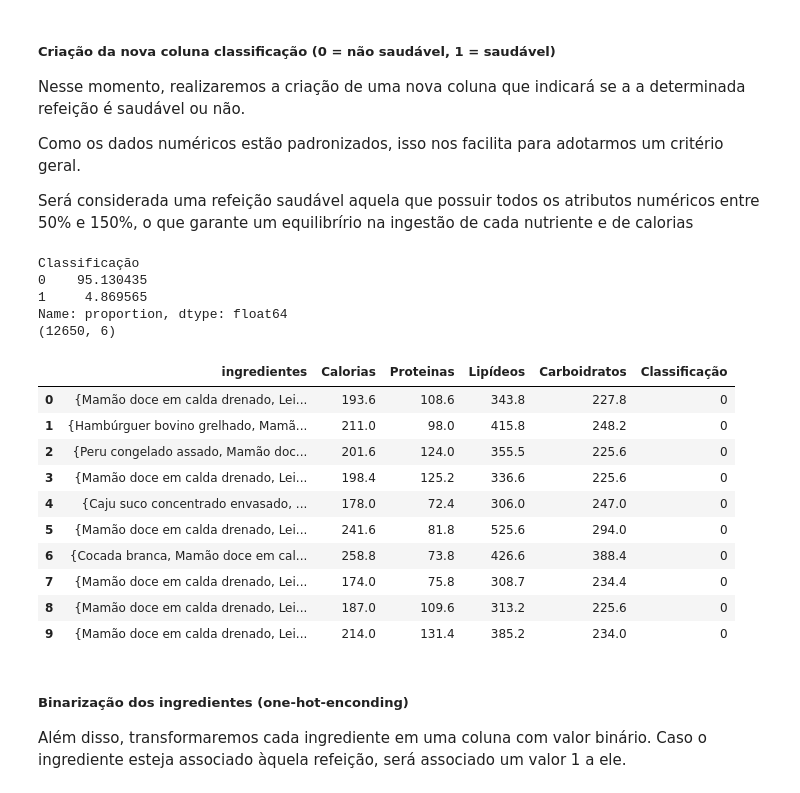
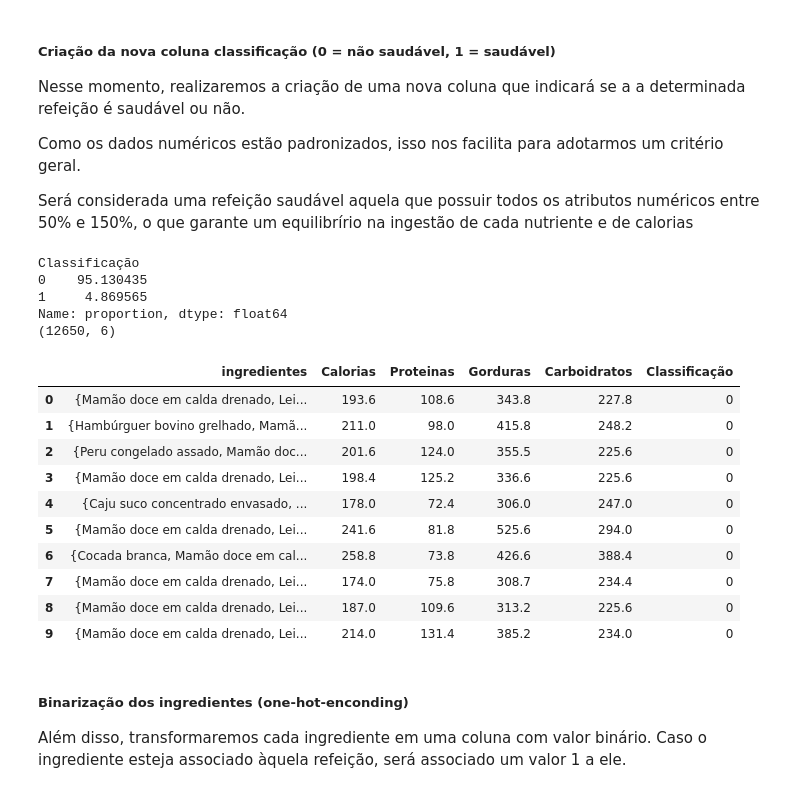
Before and after one commit to AntonioPedro04/desafio-tech-ia, a Jupyter notebook: notebooks/model_training.ipynb, the cells around one changed output. Cells and saved outputs as stored; diff of their text form; code cells hidden in the pictures.

```diff
--- a/notebooks/model_training.ipynb
+++ b/notebooks/model_training.ipynb
@@ -114,7 +114,7 @@ import pandas as pd
 # Pega 25 ingredientes aleatórios e realiza combinações entre eles (Gerando mais de 12 mil linhas de dados)
 df_subconjunto = df_semNan.sample(n=25, random_state=7)
 
-# print(df_subconjunto)
+print(df_subconjunto[' Nome'])
 
 
 combinacoes_resultado = []
@@ -136,7 +136,7 @@ for combinacao in itertools.combinations(df_subconjunto[' Nome'], 4):
         'ingredientes': set(combinacao),
         'Calorias': soma_calorias,
         'Proteinas': soma_proteina,
-        'Lipídeos': soma_lipideos,
+        'Gorduras': soma_lipideos,
         'Carboidratos': soma_carboidrato
     })
 
@@ -198,7 +214,7 @@ def padronizaDf(df):
   df['Calorias'] = df['Calorias']/caloriasTotais * 100
 
   df['Proteinas'] = df['Proteinas'] * caloriasGramaDeProteína / caloriasIdeaisProteina * 100
-  df['Lipídeos'] = df['Lipídeos'] * caloriasGramaDeGordura / caloriasIdeaisGordura * 100
+  df['Gorduras'] = df['Gorduras'] * caloriasGramaDeGordura / caloriasIdeaisGordura * 100
   df['Carboidratos'] = df['Carboidratos'] * caloriasGramaDeCarboidrato / caloriasIdeaisCarboidrato * 100
 
   return df
@@ -231,31 +247,31 @@ Será considerada uma refeição saudável aquela que possuir todos os atributos
 # %%
 condições = [
     (df_padronizado['Calorias'] < 150) & (df_padronizado['Calorias'] > 50) &
     (df_padronizado['Proteinas'] < 150) & (df_padronizado['Proteinas'] > 50) &
-    (df_padronizado['Lipídeos'] < 150) & (df_padronizado['Lipídeos'] > 50) &
+    (df_padronizado['Gorduras'] < 150) & (df_padronizado['Gorduras'] > 50) &
     (df_padronizado['Carboidratos'] < 150) & (df_padronizado['Carboidratos'] > 50)
 ]
 
 categorias = [1]
 
 df_padronizado['Classificação'] = np.select(condições, categorias, default=0)
 
 porcentagens = df_padronizado['Classificação'].value_counts(normalize=True) * 100
 
 ## Verifica porcentagem de refeições consideradas saudáveis e não saudáveis
 print(porcentagens)
 
 print(df_padronizado.shape)
 
 
 df_padronizado.head(10)
 # %% [output]
 Classificação
 0    95.130435
 1     4.869565
 Name: proportion, dtype: float64
 (12650, 6)
-|  | ingredientes | Calorias | Proteinas | Lipídeos | Carboidratos | Classificação |
+|  | ingredientes | Calorias | Proteinas | Gorduras | Carboidratos | Classificação |
 | 0 | {Mamão doce em calda drenado, Lei... | 193.6 | 108.6 | 343.8 | 227.8 | 0 |
 | 1 | {Hambúrguer bovino grelhado, Mamã... | 211.0 | 98.0 | 415.8 | 248.2 | 0 |
 | 2 | {Peru congelado assado, Mamão doc... | 201.6 | 124.0 | 355.5 | 225.6 | 0 |
```
Also changed, not shown: parts of 3 cells of this notebook, 4 other files.
